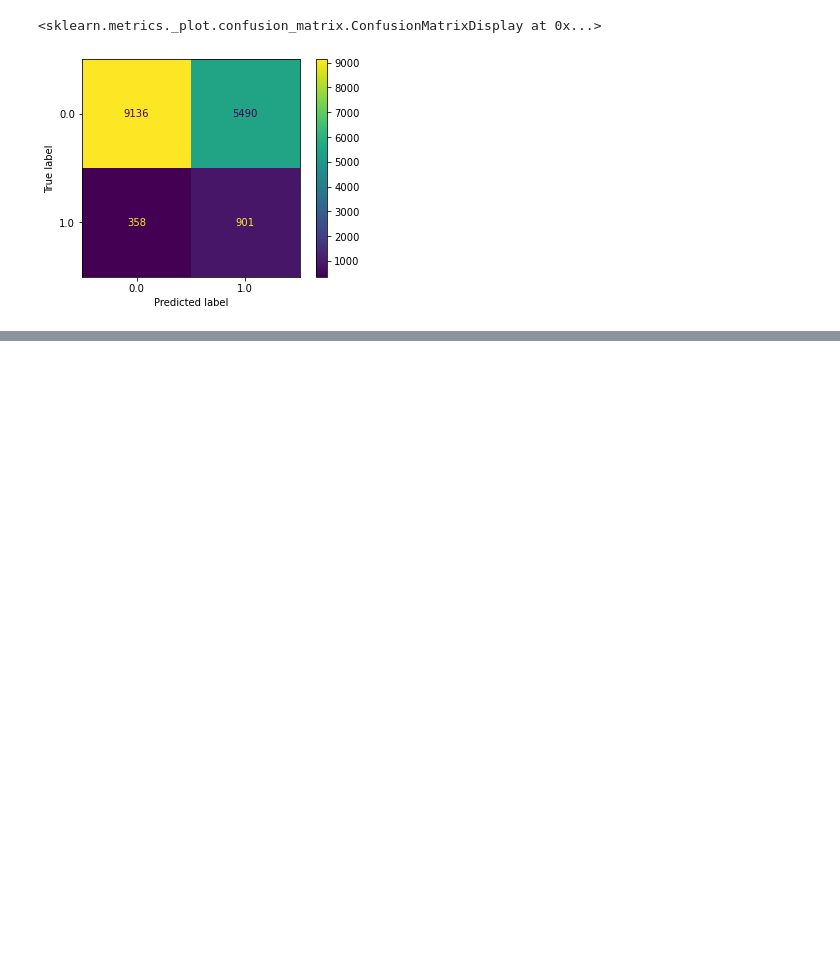
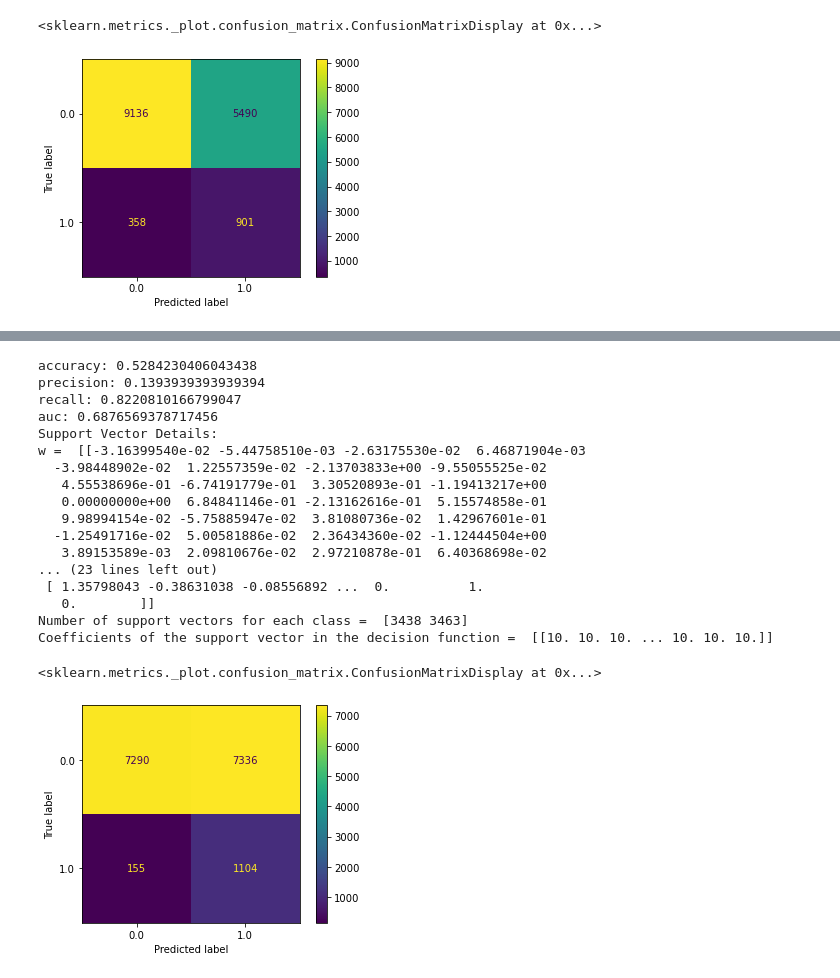
Before and after one commit to C-Stewart-GH/Hong_Kong_Horse_Racing_Project, a Jupyter notebook: MiniLab/MiniLab_SVM_Cameron.ipynb, the cells around one changed output, grey strips where cells are left out. Saved outputs shown, nothing was run; the diff lists cells and outputs as text; code cells hidden in the pictures; blank space fills up the shorter version.

```diff
--- a/MiniLab/MiniLab_SVM_Cameron.ipynb
+++ b/MiniLab/MiniLab_SVM_Cameron.ipynb
@@ -535,0 +533,18 @@ auc; 0.6701441946713322
+# %%
+# train the model just as before
+svm_clf = SVC(C=10, kernel='rbf', degree=3, gamma='auto',random_state=0) # get object
+svm_clf.fit(balanced_final_train, balanced_Y_train)  # train object
+
+y_hat = svm_clf.predict(final_test) # get test set precitions
+
+acc = mt.accuracy_score(Y_test,y_hat)
+precision = mt.precision_score(Y_test,y_hat)
+recall = mt.recall_score(Y_test,y_hat)
+conf = mt.confusion_matrix(Y_test,y_hat)
+auc=roc_auc_score(Y_test,y_hat)
+print('accuracy:', acc )
+print('precision:', precision )
+print('recall:', recall )
+print('auc:',auc)
+disp=ConfusionMatrixDisplay(confusion_matrix=conf,  display_labels=svm_clf.classes_)
+disp.plot()
@@ -535,0 +558,44 @@ auc; 0.6701441946713322
+# %%
+#Code referenced from https://stats.stackexchange.com/questions/39243/how-does-one-interpret-svm-feature-weights
+# train the model just as before
+svm_clf = SVC(C=10, kernel='linear', degree=3,random_state=0) # get object
+svm_clf.fit(balanced_final_train, balanced_Y_train)  # train object
+
+y_hat = svm_clf.predict(final_test) # get test set precitions
+
+acc = mt.accuracy_score(Y_test,y_hat)
+conf = mt.confusion_matrix(Y_test,y_hat)
+auc=roc_auc_score(Y_test,y_hat)
+print('accuracy:', acc )
+print('precision:', precision )
+print('recall:', recall )
+print('auc:',auc)
+print('Support Vector Details:')
+print('w = ',svm_clf.coef_)
+print('b = ',svm_clf.intercept_)
+print('Indices of support vectors = ', svm_clf.support_)
+print('Support vectors = ', svm_clf.support_vectors_)
+print('Number of support vectors for each class = ', svm_clf.n_support_)
+print('Coefficients of the support vector in the decision function = ', np.abs(svm_clf.dual_coef_))
+disp=ConfusionMatrixDisplay(confusion_matrix=conf,  display_labels=svm_clf.classes_)
+disp.plot()
+# %% [output]
+accuracy: 0.5284230406043438
+precision: 0.1393939393939394
+recall: 0.8220810166799047
+auc: 0.6876569378717456
+Support Vector Details:
+w =  [[-3.16399540e-02 -5.44758510e-03 -2.63175530e-02  6.46871904e-03
+  -3.98448902e-02  1.22557359e-02 -2.13703833e+00 -9.55055525e-02
+   4.55538696e-01 -6.74191779e-01  3.30520893e-01 -1.19413217e+00
+   0.00000000e+00  6.84841146e-01 -2.13162616e-01  5.15574858e-01
+   9.98994154e-02 -5.75885947e-02  3.81080736e-02  1.42967601e-01
+  -1.25491716e-02  5.00581886e-02  2.36434360e-02 -1.12444504e+00
+   3.89153589e-03  2.09810676e-02  2.97210878e-01  6.40368698e-02
+... (23 lines left out)
+ [ 1.35798043 -0.38631038 -0.08556892 ...  0.          1.
+   0.        ]]
+Number of support vectors for each class =  [3438 3463]
+Coefficients of the support vector in the decision function =  [[10. 10. 10. ... 10. 10. 10.]]
+<sklearn.metrics._plot.confusion_matrix.ConfusionMatrixDisplay at 0x...>
+[figure, added]
```
Also changed, not shown: parts of 23 cells of this notebook.
